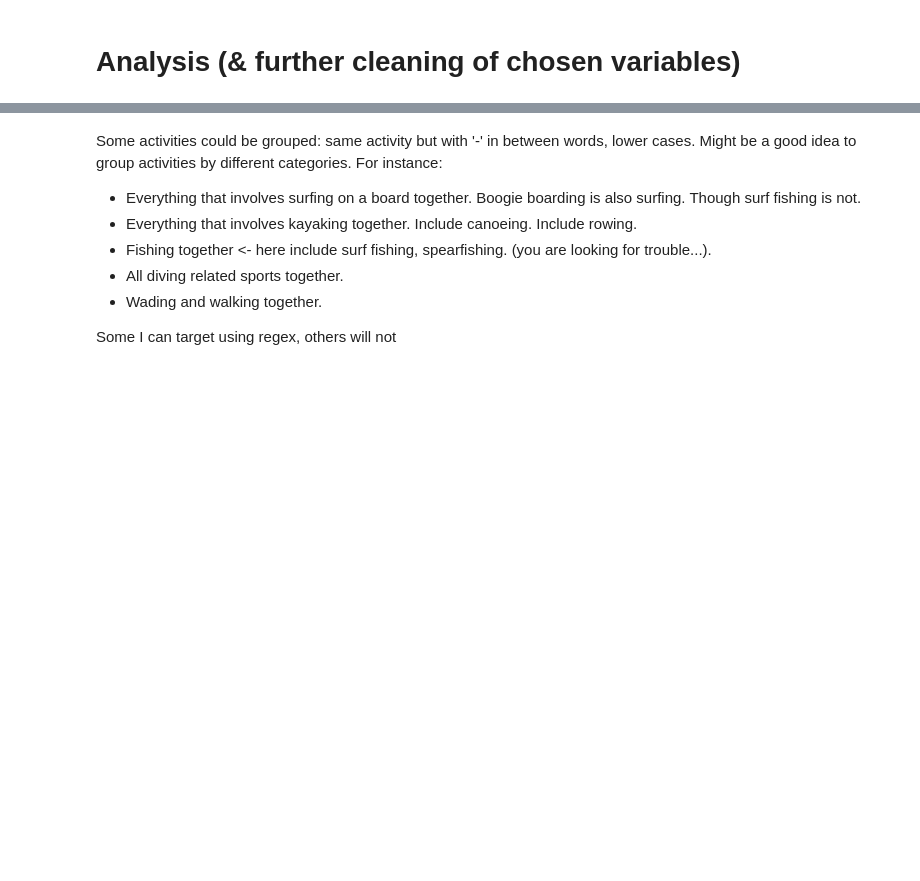
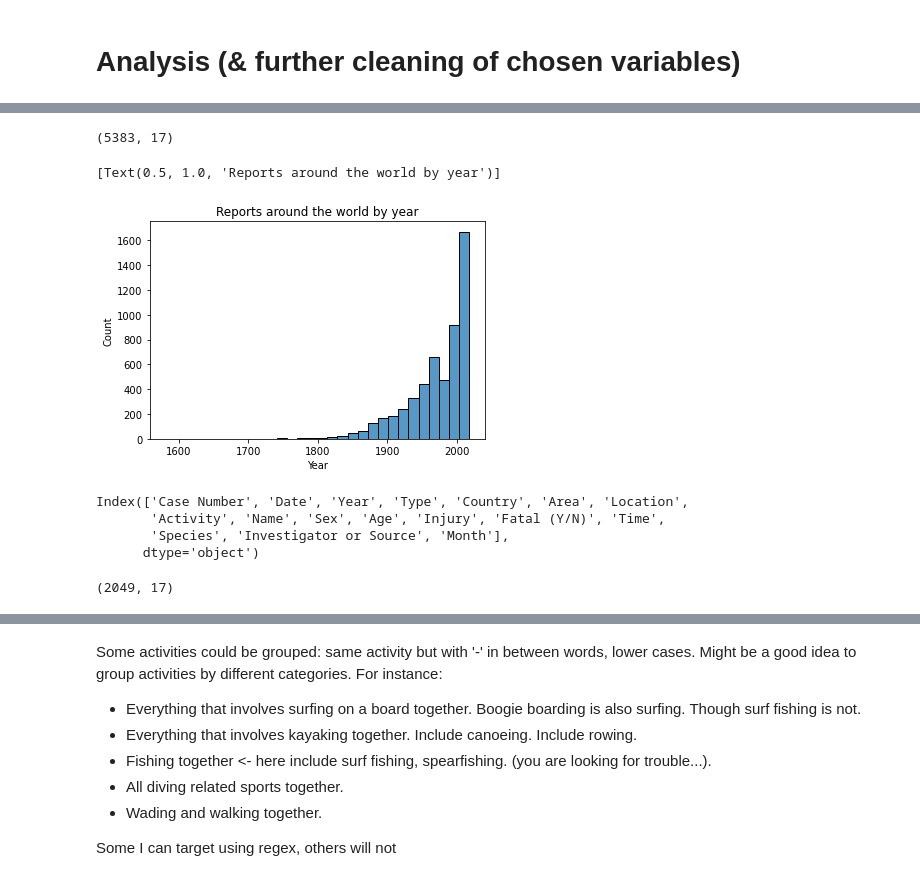
Before and after one commit to mplanasgit/project-1, a Jupyter notebook: my_project_analysis.ipynb, the cells around one changed output, grey strips where cells are left out. Saved outputs shown, nothing was run; the diff lists cells and outputs as text; code cells hidden in the pictures; blank space fills up the shorter version.

```diff
--- a/my_project_analysis.ipynb
+++ b/my_project_analysis.ipynb
@@ -30,0 +103,20 @@ sharks_clean.head()
+# %%
+# Creating a dictionary to store the old and new names for months:
+
+dic_months = {"jan" : 1,
+              "feb" : 2,
+              "mar" : 3,
+              "apr" : 4,
+              "may" : 5,
+              "jun" : 6,
+              "jul" : 7,
+              "aug" : 8,
+              "sep" : 9,
+              "oct" : 10,
+              "nov" : 11,
+              "dec" : 12
+}
+
+# Replacing the name by value
+
+sharks_clean.replace({"Month" : dic_months}, inplace = True)
@@ -30,0 +273,7 @@ sharks_clean.head()
+# %%
+# Convert to int and fill NaN with 0
+
+try:
+    sharks_clean["Year"] = sharks_clean["Year"].astype(int)
+except Exception:
+    sharks_clean['Year'] = sharks_clean['Year'].fillna(0).astype(int)
@@ -30,0 +324,5 @@ sharks_clean.head()
+# %%
+# Let's remove the rows in which year = 0
+
+year_zero = sharks_clean['Year'] == 0
+sharks_clean = sharks_clean.drop(sharks_clean[year_zero].index)
@@ -30,0 +336,18 @@ sharks_clean.head()
+# %%
+sharks_clean.shape # Removed
+# %% [output]
+(5383, 17)
+# %%
+# Let's check the reports by year in the world
+
+sns.histplot(x = sharks_clean["Year"], bins = 30).set(title='Reports around the world by year')
+# %% [output]
+[Text(0.5, 1.0, 'Reports around the world by year')]
+[figure, added]
+# %%
+sharks_clean.columns
+# %% [output]
+Index(['Case Number', 'Date', 'Year', 'Type', 'Country', 'Area', 'Location',
+       'Activity', 'Name', 'Sex', 'Age', 'Injury', 'Fatal (Y/N)', 'Time',
+       'Species', 'Investigator or Source', 'Month'],
+      dtype='object')
@@ -30,0 +359,4 @@ sharks_clean.head()
+# %%
+sharks_clean_USA.shape
+# %% [output]
+(2049, 17)
```
Also changed, not shown: parts of 53 cells of this notebook, 1 other file.
